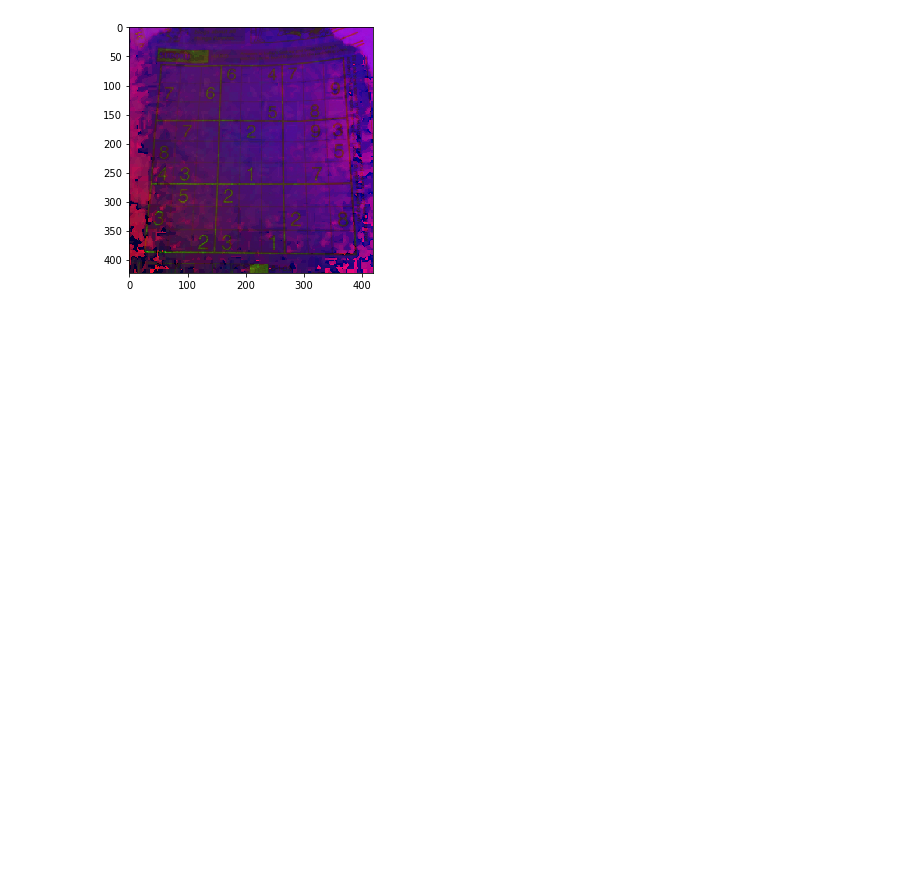
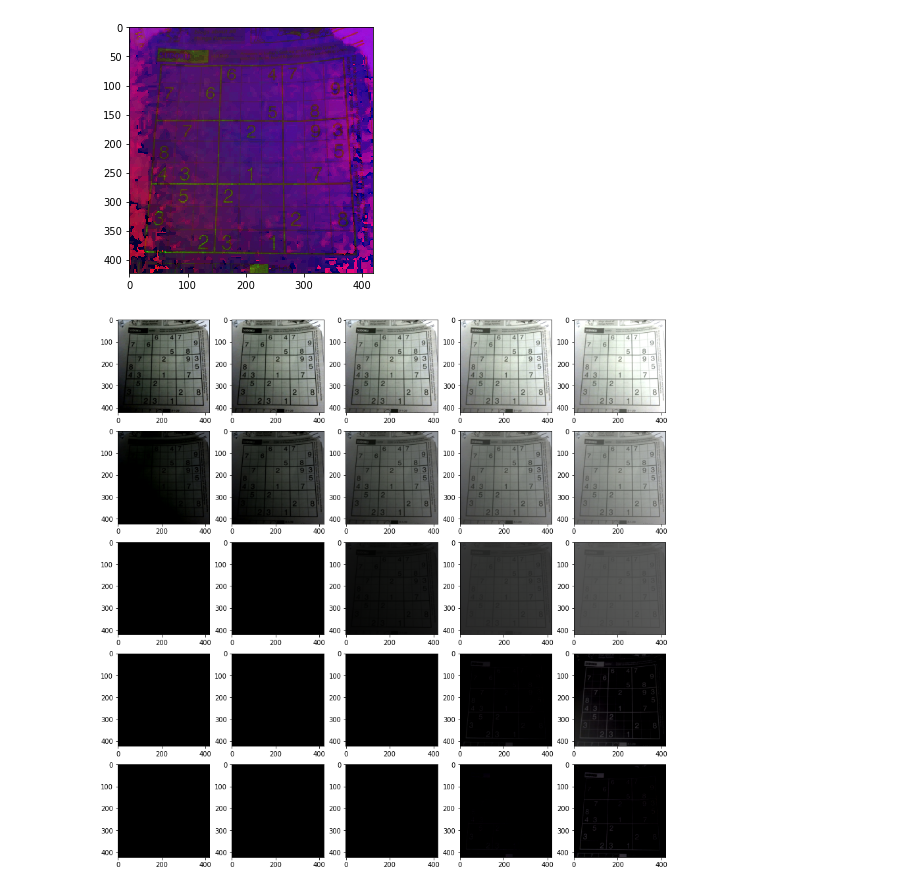
Before and after one commit to DrVasile/computer-vision-camp, a Jupyter notebook: projects/practice/practice_2_CVision.ipynb, the cells around one changed output. Drawn from its saved outputs; the diff is of its cells as text; code cells hidden in the pictures; blank space fills up the shorter version.

```diff
--- a/projects/practice/practice_2_CVision.ipynb
+++ b/projects/practice/practice_2_CVision.ipynb
@@ -81,22 +85,24 @@ The hsv conversion by skimage function:
 # %%
 # Tuple of tuples of tuples with the test cases.
 # 3D Tuple.
 # Each pair of values contains: Brightness, Contrast.
 # I've chosen to put 1 for contrast instead of 0 because 0 gives black.
 test_cases = (((10, -10), (10, -5), (10, 0), (10, 5), (10, 10)),
               ((5, -10), (5, -5), (5, 0), (5, 5), (5, 10)),
               ((1, -10), (1, -5), (1, 0), (1, 5), (1, 10)),
               ((-5, -10), (-5, -5), (-5, 0), (-5, 5), (-5, 10)),
               ((-10, -10), (-10, -5), (-10, 0), (-10, 5), (-10, 10)));
 
-fig, axs = plt.subplots(nrows=5, ncols=5, figsize=(15, 15));
+fig0, axs1 = plt.subplots(nrows=5, ncols=5, figsize=(15, 15));
 
 # I've chosen to add these factors in order to get some better visual results.
-c_factor = 1/5;
-b_factor = 10;
+c_factor = 1/7;
+b_factor = 7;
 
 for i in range(5):
     for j in range(5):
-        axs[i][j].imshow(my_converter.change_c_and_b(c_factor*test_cases[i][j][0], b_factor*test_cases[i][j][1]));
+        axs1[i][j].imshow(my_converter.change_c_and_b(c_factor*test_cases[i][j][0], b_factor*test_cases[i][j][1]));
 
 plt.show();
+# %% [output]
+[figure, added]
```
Also changed, not shown: parts of 3 cells of this notebook.
